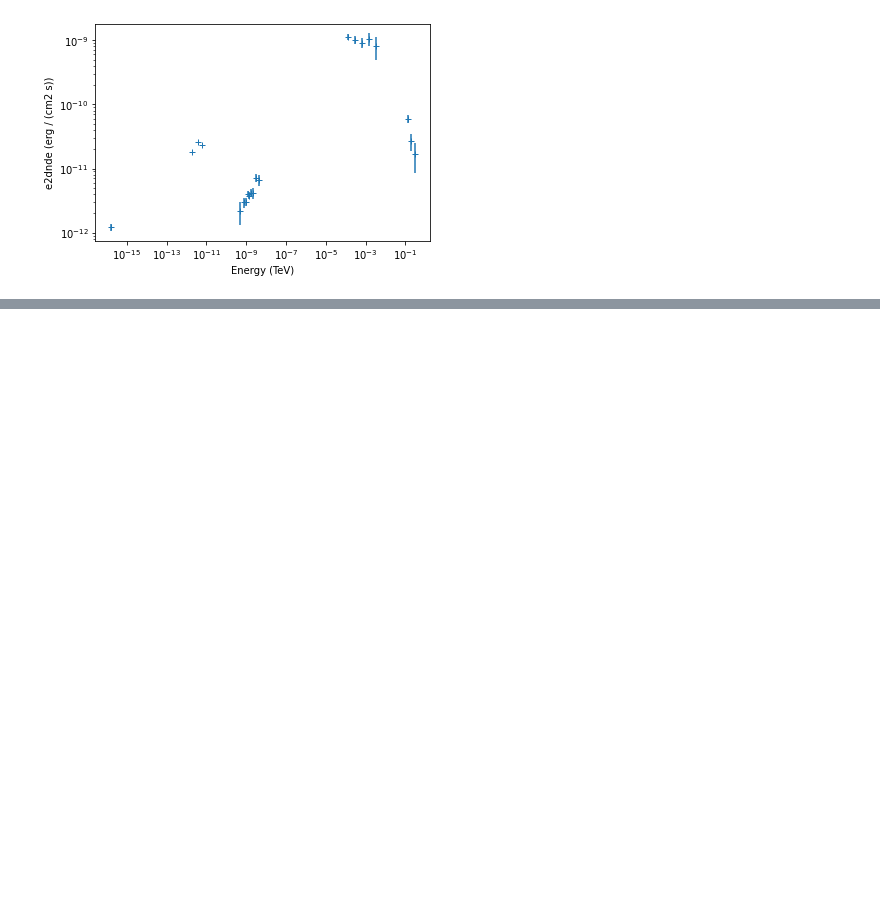
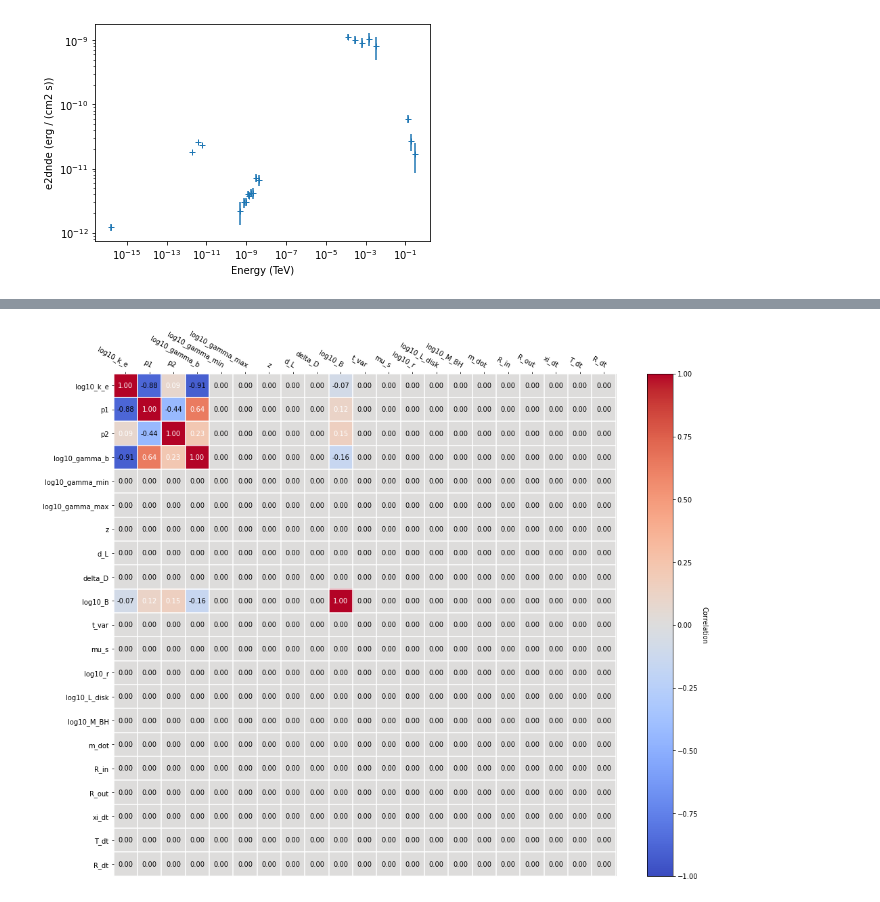
Before and after one commit to Adbhavna1369/PKS1510_modelling, a Jupyter notebook: test_mcmc_2015a.ipynb, the cells around one changed output, grey strips where cells are left out. Cells and saved outputs as stored; diff of their text form; code cells hidden in the pictures; blank space fills up the shorter version.

```diff
--- a/test_mcmc_2015a.ipynb
+++ b/test_mcmc_2015a.ipynb
@@ -352,0 +379,5 @@ dataset_ec.mask_fit = dataset_ec.data.energy_ref > E_min_fit
+# %%
+agnpy_ec.covariance.plot_correlation()
+plt.show()
+# %% [output]
+[figure, added]
```
Also changed, not shown: parts of 12 cells of this notebook.
